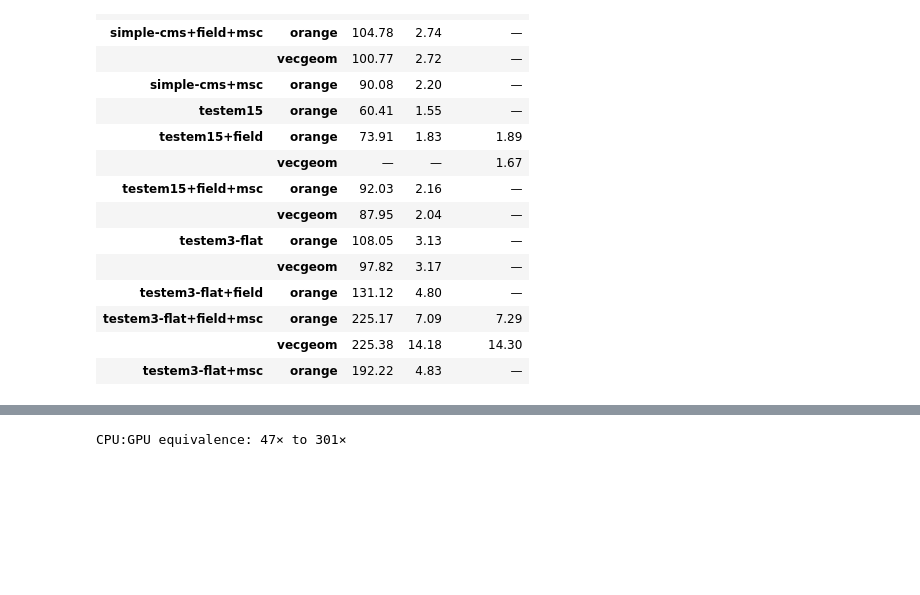
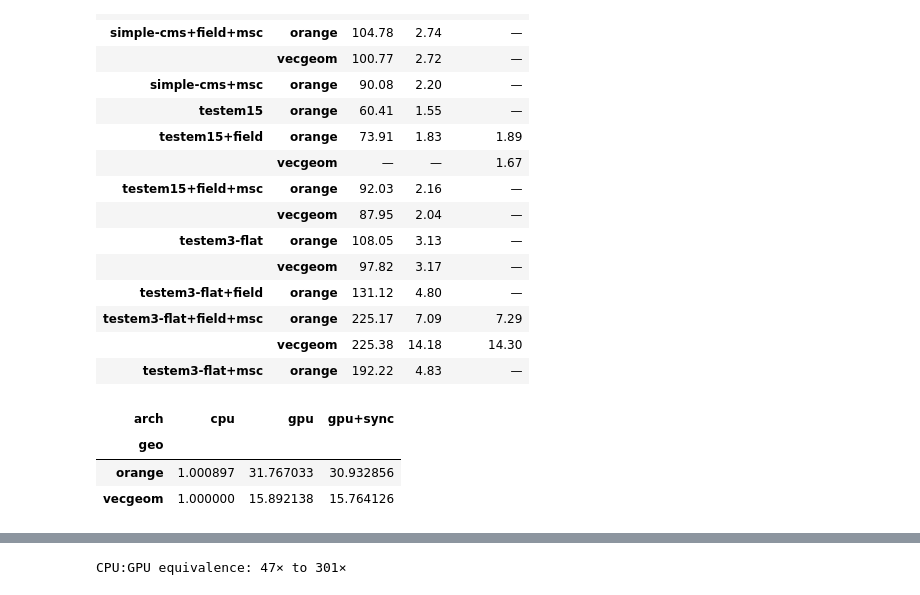
Before and after one commit to celeritas-project/regression, a Jupyter notebook: analysis.ipynb, the cells around one changed output, grey strips where cells are left out. Cells and saved outputs as stored; diff of their text form; code cells hidden in the pictures; blank space fills up the shorter version.

```diff
--- a/analysis.ipynb
+++ b/analysis.ipynb
@@ -102,4 +104,11 @@ times.style.format(analyze.float_fmt_transform(2))
 |  | vecgeom | 225.38 | 14.18 | 14.30 |
 | testem3-flat+msc | orange | 192.22 | 4.83 | — |
 # %%
-#testem3 = event_rate['mean'].xs('testem3-flat+field+msc', level='problem').unstack('arch')
+event_rate = analyze.calc_event_rate(summit)
+testem3 = event_rate['mean'].xs('testem3-flat+field+msc', level='problem').unstack('arch')
+testem3 / testem3.loc[('vecgeom', 'cpu')]
+# %% [output]
+| arch | cpu | gpu | gpu+sync |
+| geo |  |  |  |
+| orange | 1.000897 | 31.767033 | 30.932856 |
+| vecgeom | 1.000000 | 15.892138 | 15.764126 |
```
Also changed, not shown: parts of 8 cells of this notebook, 2 other files.
